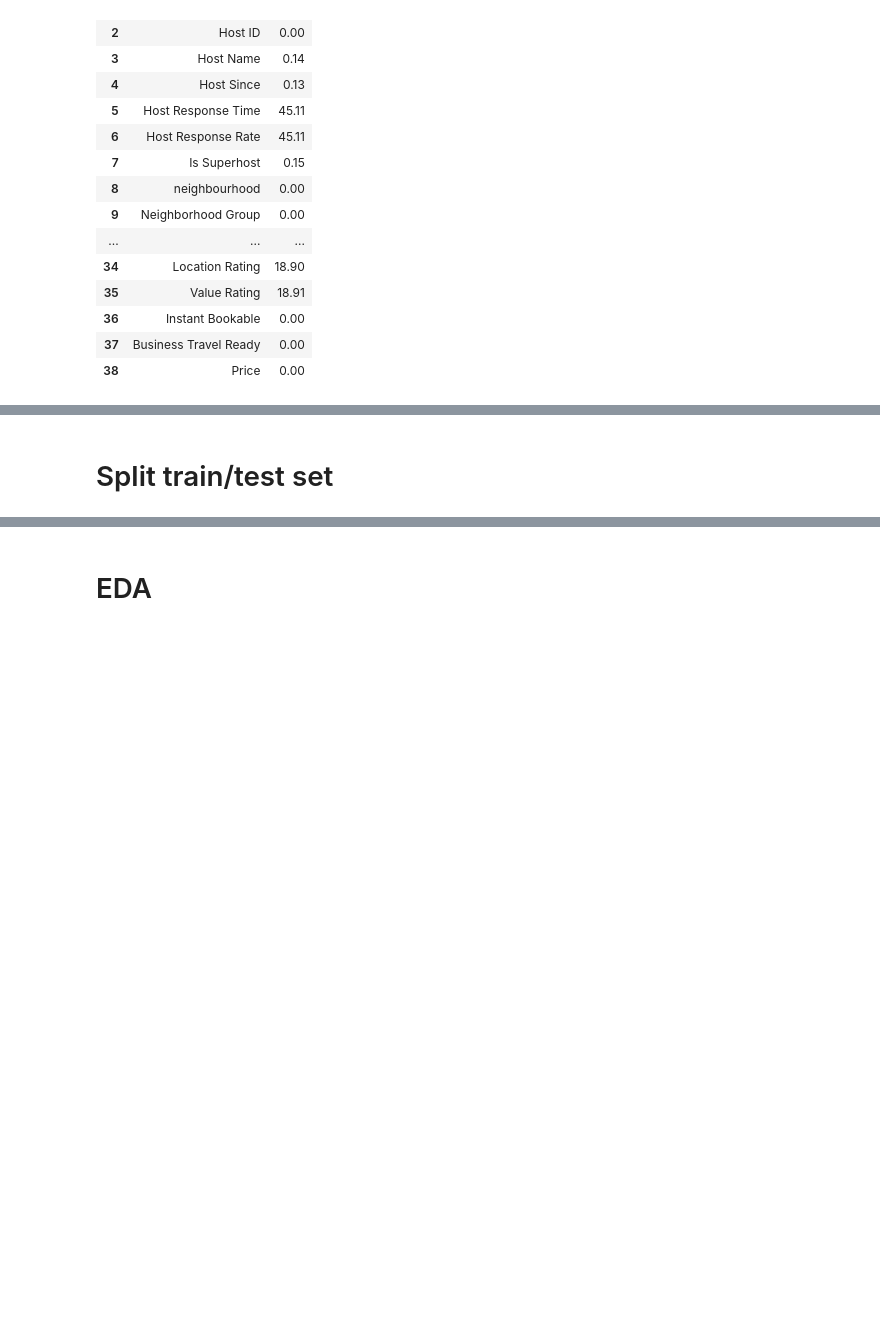
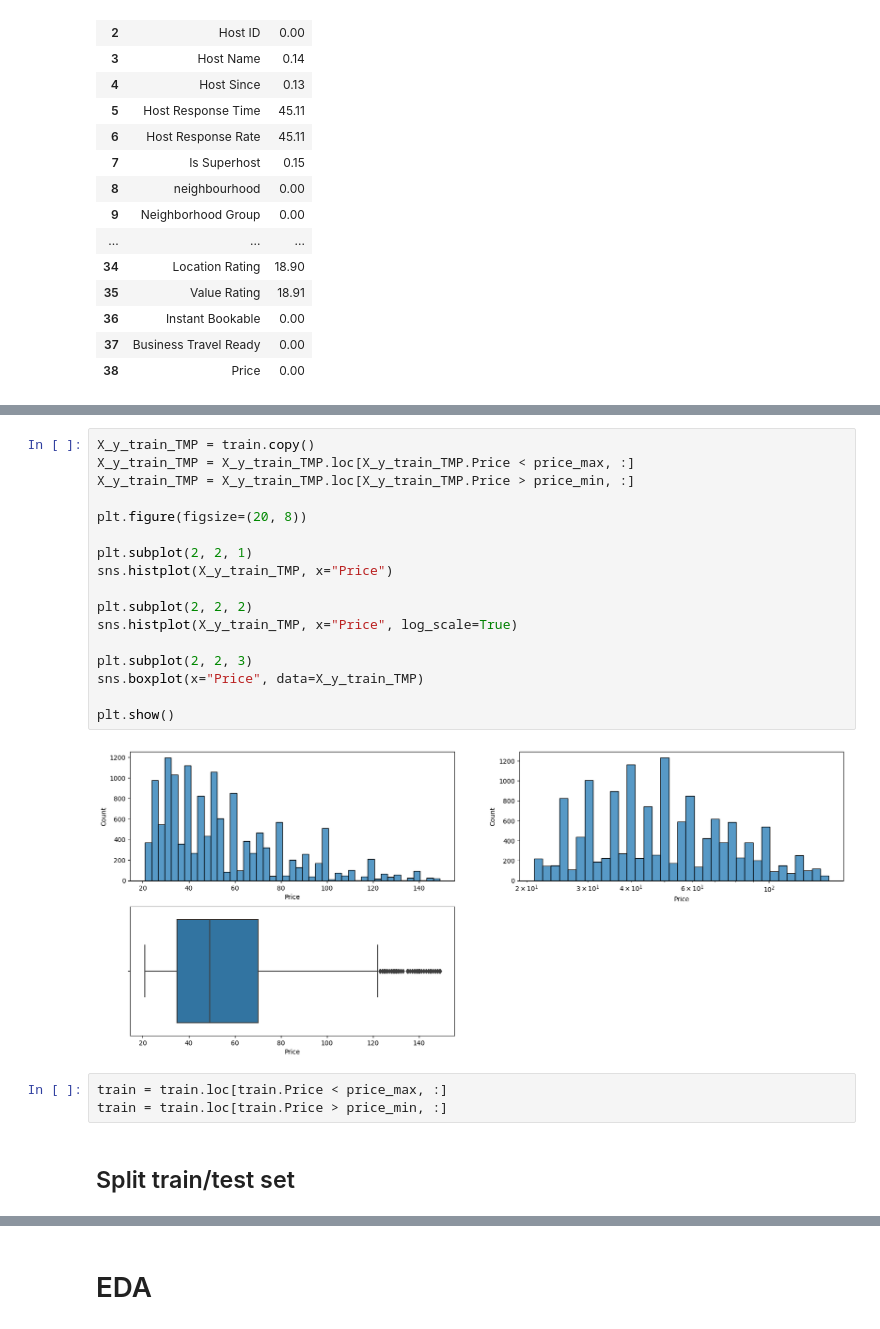
Before and after one commit to DanieleDidino/airbnb_berlin_price_prediction, a Jupyter notebook: 1_EDA.ipynb, the cells around one changed output, grey strips where cells are left out. Drawn from its saved outputs; the diff is of its cells as text; blank space fills up the shorter version.

```diff
--- a/1_EDA.ipynb
+++ b/1_EDA.ipynb
@@ -140,5 +171,27 @@ train = train.loc[~train.Price.isna(), :]
+# %%
+X_y_train_TMP = train.copy()
+X_y_train_TMP = X_y_train_TMP.loc[X_y_train_TMP.Price < price_max, :]
+X_y_train_TMP = X_y_train_TMP.loc[X_y_train_TMP.Price > price_min, :]
+
+plt.figure(figsize=(20, 8))
+
+plt.subplot(2, 2, 1)
+sns.histplot(X_y_train_TMP, x="Price")
+
+plt.subplot(2, 2, 2)
+sns.histplot(X_y_train_TMP, x="Price", log_scale=True)
+
+plt.subplot(2, 2, 3)
+sns.boxplot(x="Price", data=X_y_train_TMP)
+
+plt.show()
+# %% [output]
+[figure, added]
+# %%
+train = train.loc[train.Price < price_max, :]
+train = train.loc[train.Price > price_min, :]
 # %% [markdown]
-# Split train/test set
+## Split train/test set
 # %%
 # Split train and test data
 
```
Also changed, not shown: parts of 27 cells of this notebook, 3 other files.
